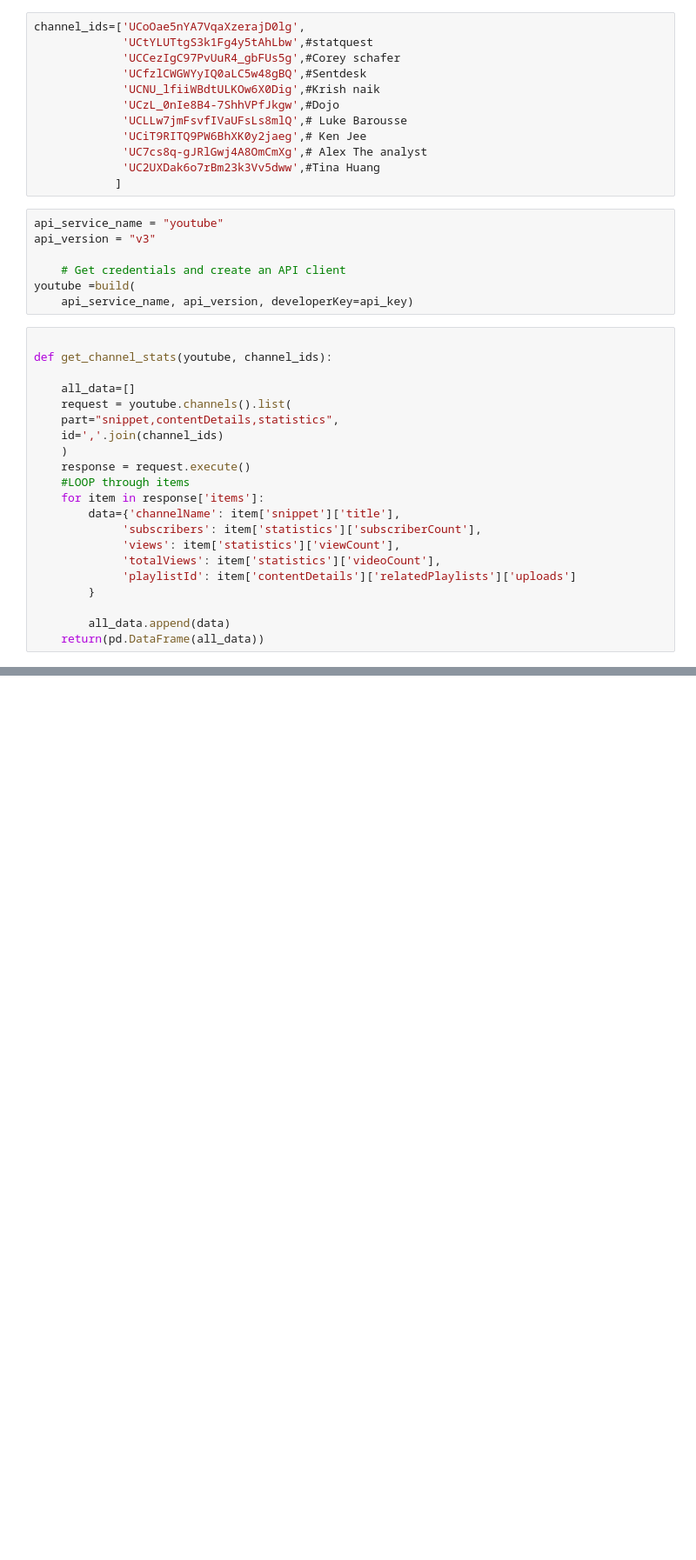
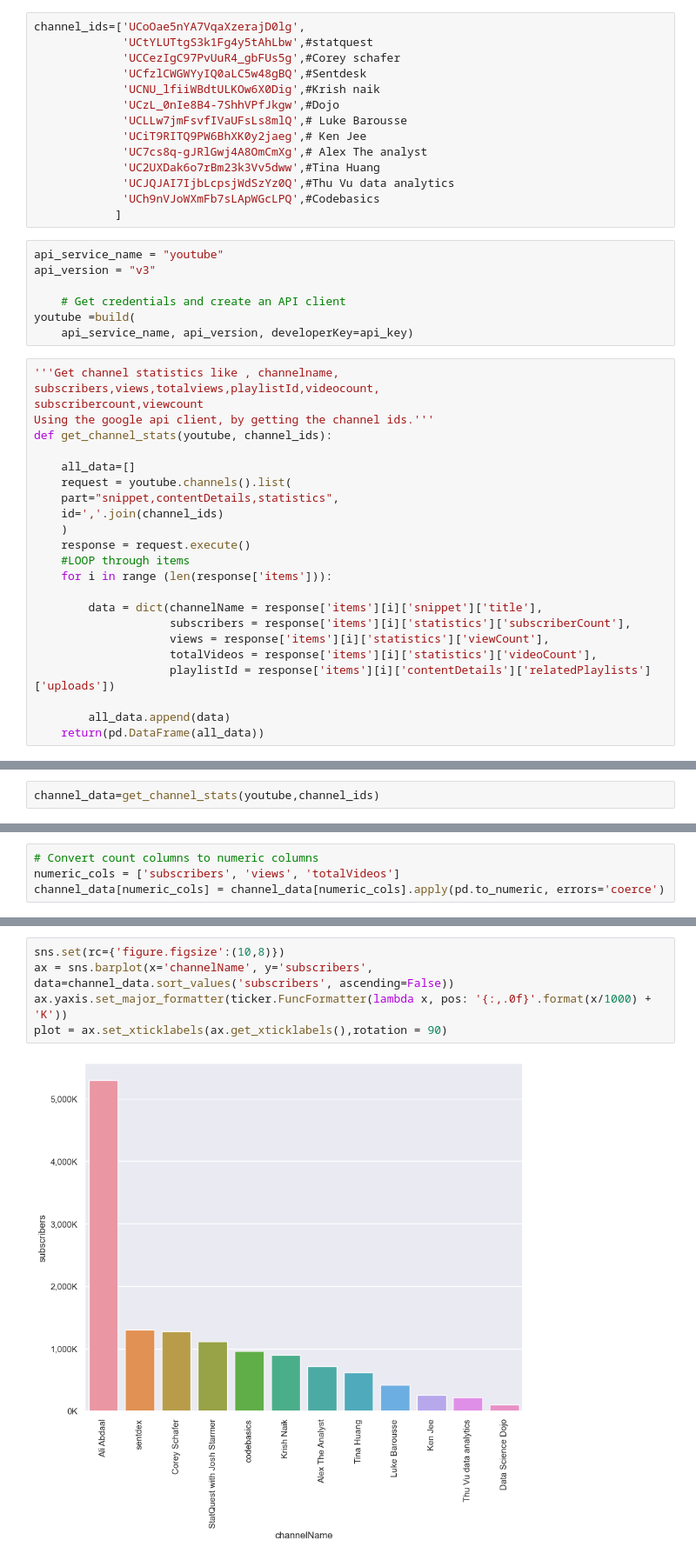
Before and after one commit to Riti70912/Video-Popularoty-Challenge, a Jupyter notebook: Yotube_video_Prediction.ipynb, the cells around one changed output, grey strips where cells are left out. Shown: that part at 87% size. Drawn from its saved outputs; the diff is of its cells as text; blank space fills up the shorter version.

```diff
--- a/Yotube_video_Prediction.ipynb
+++ b/Yotube_video_Prediction.ipynb
@@ -38,6 +55,8 @@ channel_ids=['UCoOae5nYA7VqaXzerajD0lg',
              'UCiT9RITQ9PW6BhXK0y2jaeg',# Ken Jee
              'UC7cs8q-gJRlGwj4A8OmCmXg',# Alex The analyst
              'UC2UXDak6o7rBm23k3Vv5dww',#Tina Huang
+             'UCJQJAI7IjbLcpsjWdSzYz0Q',#Thu Vu data analytics
+             'UCh9nVJoWXmFb7sLApWGcLPQ',#Codebasics
             ]
 # %%
 api_service_name = "youtube"
@@ -47,7 +66,9 @@ api_version = "v3"
 youtube =build(
     api_service_name, api_version, developerKey=api_key)
 # %%
-
+'''Get channel statistics like , channelname, subscribers,views,totalviews,playlistId,videocount,
+subscribercount,viewcount
+Using the google api client, by getting the channel ids.'''
 def get_channel_stats(youtube, channel_ids):
 
     all_data=[]
@@ -57,13 +78,13 @@ def get_channel_stats(youtube, channel_ids):
     )
     response = request.execute()
     #LOOP through items
-    for item in response['items']:
-        data={'channelName': item['snippet']['title'],
-             'subscribers': item['statistics']['subscriberCount'],
-             'views': item['statistics']['viewCount'],
-             'totalViews': item['statistics']['videoCount'],
-             'playlistId': item['contentDetails']['relatedPlaylists']['uploads']
-        }
+    for i in range (len(response['items'])):
+
+        data = dict(channelName = response['items'][i]['snippet']['title'],
+                    subscribers = response['items'][i]['statistics']['subscriberCount'],
+                    views = response['items'][i]['statistics']['viewCount'],
+                    totalVideos = response['items'][i]['statistics']['videoCount'],
+                    playlistId = response['items'][i]['contentDetails']['relatedPlaylists']['uploads'])
 
         all_data.append(data)
     return(pd.DataFrame(all_data))
@@ -166,0 +197,2 @@ video_df
+# %%
+channel_data=get_channel_stats(youtube,channel_ids)
@@ -166,0 +217,4 @@ video_df
+# %%
+# Convert count columns to numeric columns
+numeric_cols = ['subscribers', 'views', 'totalVideos']
+channel_data[numeric_cols] = channel_data[numeric_cols].apply(pd.to_numeric, errors='coerce')
@@ -166,0 +223,7 @@ video_df
+# %%
+sns.set(rc={'figure.figsize':(10,8)})
+ax = sns.barplot(x='channelName', y='subscribers', data=channel_data.sort_values('subscribers', ascending=False))
+ax.yaxis.set_major_formatter(ticker.FuncFormatter(lambda x, pos: '{:,.0f}'.format(x/1000) + 'K'))
+plot = ax.set_xticklabels(ax.get_xticklabels(),rotation = 90)
+# %% [output]
+[figure, added]
```
Also changed, not shown: parts of 14 cells of this notebook.
